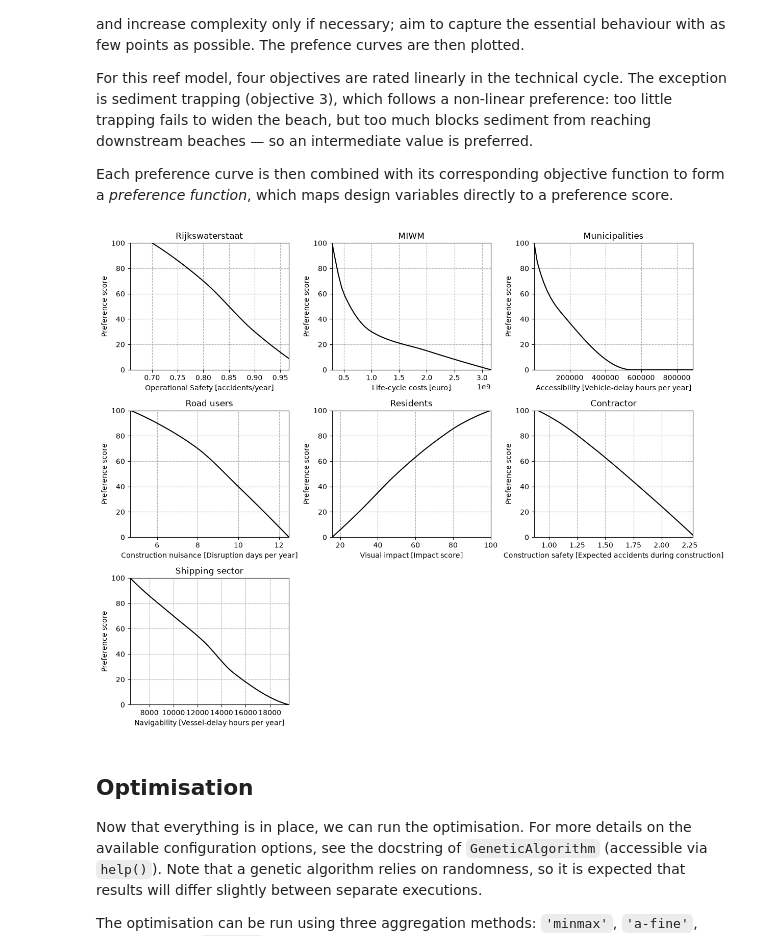
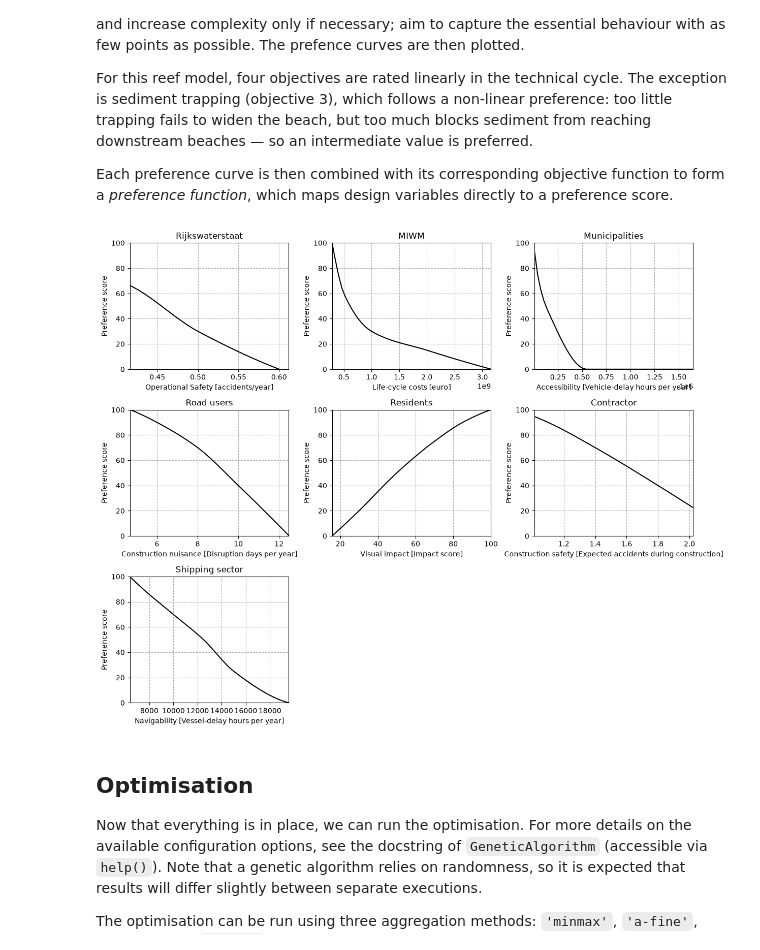
Before and after one commit to NickZhou21/IDM_SE3_project, a Jupyter notebook: Optimization_Merwedebrug.ipynb, the cells around one changed output. Saved outputs shown, nothing was run; the diff lists cells and outputs as text; code cells hidden in the pictures.

```diff
--- a/Optimization_Merwedebrug.ipynb
+++ b/Optimization_Merwedebrug.ipynb
@@ -289,10 +289,10 @@ def objective_function_1(x1, x2, x3, x4, x5):
 
     :return: expected accidents per year.
     """
-    AADT = 150000    # average daily traffic
+    AADT = 95000    # average daily traffic
     f = 0.05         # accidents per million vehicle km
 
-    return AADT * 365 * (x3 + x5)/1000 * f/1e6
+    return (AADT * 365 * ((x3 + x5)/1000) * f) / 1e6
 
 
 # def objective_function_2(x1, x2, x3, x4, x5):
@@ -358,8 +358,8 @@ def objective_function_3(x1, x2, x3, x4, x5):
     """
     # --- Constants ---
     n_s        = 350            # ships passing per day (avg)
-    n_c        = 4000           # cars during peak hour [veh/h]
-    n_t        = 90000          # total daily car traffic [veh/day]
+    n_c        = 6000           # cars during peak hour [veh/h]
+    n_t        = 95000          # total daily car traffic [veh/day]
     t_open     = 0.25           # delay per bridge opening [h]
     c          = 5              # fraction of ships that actually require an opening
     T_free     = 1/60           # free-flow crossing time [h]
@@ -583,7 +583,7 @@ prefs_before = [[[0.7, 1.0],                         [100, 0]],          # Objec
 prefs_social = [
 
     # 1. Expected accidents/year
-    [[0.7, 0.8, 0.9, 1.0],
+    [[0, 0.4, 0.5, 0.6],
      [100, 70, 30, 0]],
 
     # 2. Life-cycle costs [€]
@@ -682,34 +682,34 @@ def pref_func_7(x1, x2, x3, x4, x5):
 
 pref_funcs = [pref_func_1, pref_func_2, pref_func_3, pref_func_4, pref_func_5, pref_func_6, pref_func_7]  # list of preference functions for easier handling
 
 
 def objective(variables):
     """
     Objective function that is fed to the GA. Calles the separate preference functions that are declared above.
 
     :param variables: array with design variable values per member of the population. Can be split by using array
     slicing
     :return: 1D-array with aggregated preference scores for the members of the population.
     """
     x1 = variables[:, 0]
     x2 = variables[:, 1]
     x3 = variables[:, 2]
     x4 = variables[:, 3]
     x5 = variables[:, 4]
 
     # calculate the preference scores
     p_1 = pref_func_1(x1, x2, x3, x4, x5)
     p_2 = pref_func_2(x1, x2, x3, x4, x5)
     p_3 = pref_func_3(x1, x2, x3, x4, x5)
     p_4 = pref_func_4(x1, x2, x3, x4, x5)
     p_5 = pref_func_5(x1, x2, x3, x4, x5)
     p_6 = pref_func_6(x1, x2, x3, x4, x5)
     p_7 = pref_func_7(x1, x2, x3, x4, x5)
 
 
     return weights, [p_1, p_2, p_3, p_4, p_5, p_6, p_7]
 # %% [output]
-[figure, old version]
+[figure, new version]
 # %% [markdown]
 ## Optimisation
 
```
Also changed, not shown: parts of 2 cells of this notebook, 2 other files.
